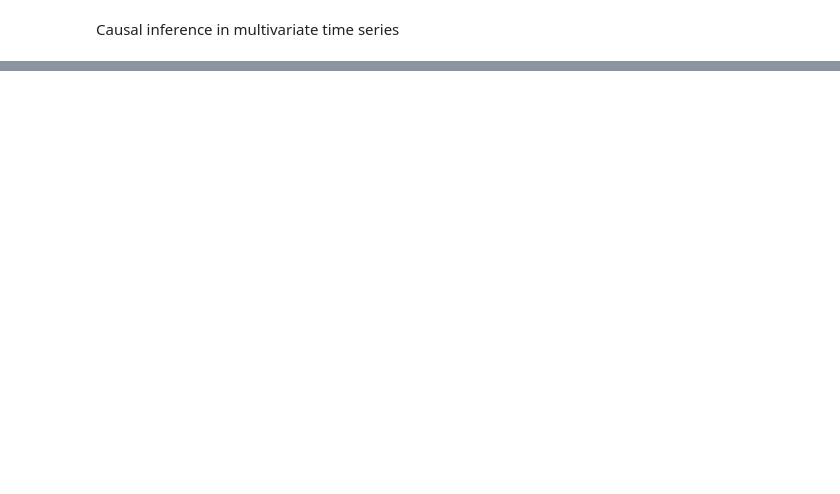
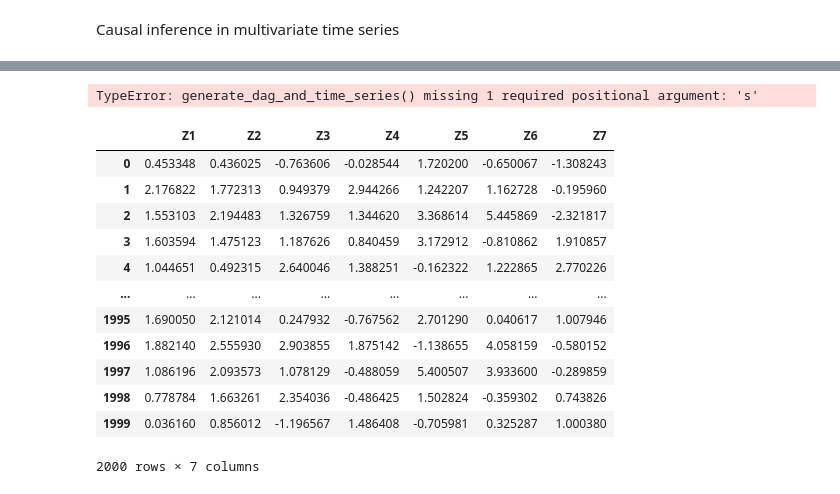
Before and after one commit to wasimahmadpk/cdmi, a Jupyter notebook: src/scms.ipynb, the cells around one changed output, grey strips where cells are left out. Saved outputs shown, nothing was run; the diff lists cells and outputs as text; code cells hidden in the pictures; blank space fills up the shorter version.

```diff
--- a/src/scms.ipynb
+++ b/src/scms.ipynb
@@ -49,3 +21,21 @@ def normalize(data, type='minmax'):
+# %%
+# Example Configuration:
+n_nodes = 10           # Total variables (10 variables)
+edge_prob = 0.25       # Probability of edge creation
+nonlinear_prob = 0.5   # Chance of nonlinearity per edge
+timesteps = 200        # Number of time steps
+lag = 5                # Lag for causal effects
+
+# Generate Data
+df, causal_matrix = generate_dag_and_time_series(n_nodes, edge_prob, nonlinear_prob,
+                                                     timesteps, lag)
+
+print("Generated Causal Matrix:")
+print(causal_matrix)
+print("\nGenerated Time Series Data (first few rows):")
+print(df.head())
+# %% [output]
+TypeError: generate_dag_and_time_series() missing 1 required positional argument: 's'
 # %%
 # Modify the code for complete experiments
 plot_path = r"../plots/"
@@ -74,0 +65,16 @@ for g in range(etests):
+# %%
+df
+# %% [output]
+|  | Z1 | Z2 | Z3 | Z4 | Z5 | Z6 | Z7 |
+| 0 | 0.453348 | 0.436025 | -0.763606 | -0.028544 | 1.720200 | -0.650067 | -1.308243 |
+| 1 | 2.176822 | 1.772313 | 0.949379 | 2.944266 | 1.242207 | 1.162728 | -0.195960 |
+| 2 | 1.553103 | 2.194483 | 1.326759 | 1.344620 | 3.368614 | 5.445869 | -2.321817 |
+| 3 | 1.603594 | 1.475123 | 1.187626 | 0.840459 | 3.172912 | -0.810862 | 1.910857 |
+| 4 | 1.044651 | 0.492315 | 2.640046 | 1.388251 | -0.162322 | 1.222865 | 2.770226 |
+| ... | ... | ... | ... | ... | ... | ... | ... |
+| 1995 | 1.690050 | 2.121014 | 0.247932 | -0.767562 | 2.701290 | 0.040617 | 1.007946 |
+| 1996 | 1.882140 | 2.555930 | 2.903855 | 1.875142 | -1.138655 | 4.058159 | -0.580152 |
+| 1997 | 1.086196 | 2.093573 | 1.078129 | -0.488059 | 5.400507 | 3.933600 | -0.289859 |
+| 1998 | 0.778784 | 1.663261 | 2.354036 | -0.486425 | 1.502824 | -0.359302 | 0.743826 |
+| 1999 | 0.036160 | 0.856012 | -1.196567 | 1.486408 | -0.705981 | 0.325287 | 1.000380 |
+2000 rows × 7 columns
```
Also changed, not shown: parts of 9 cells of this notebook, 3 other files.
